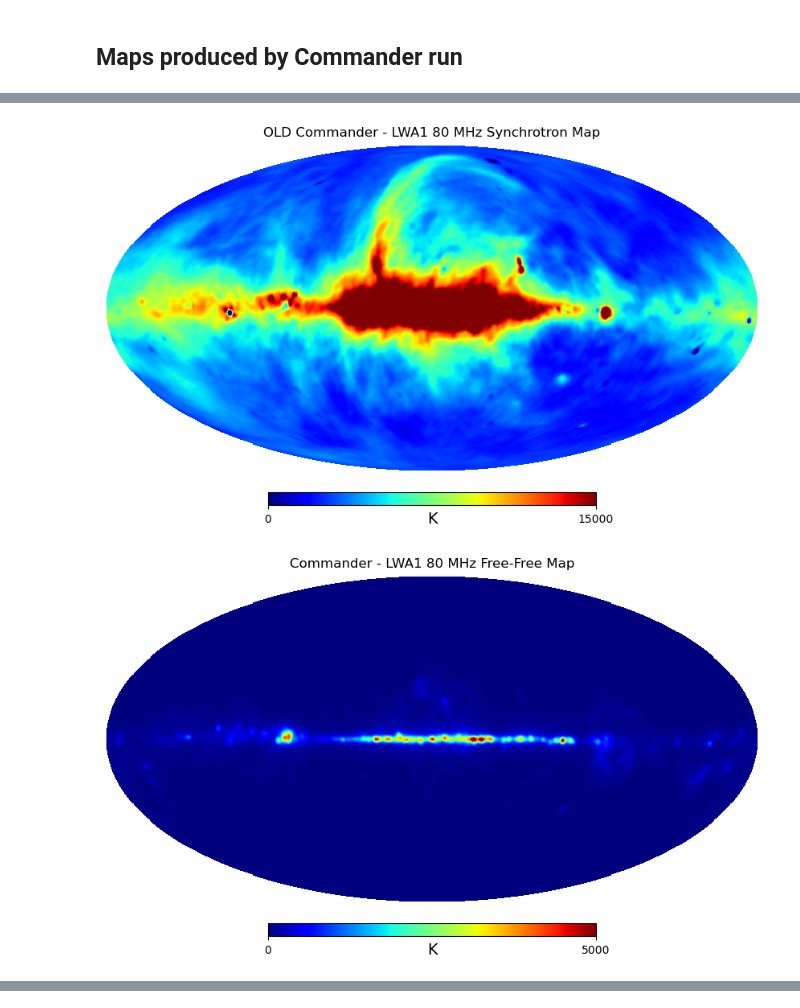
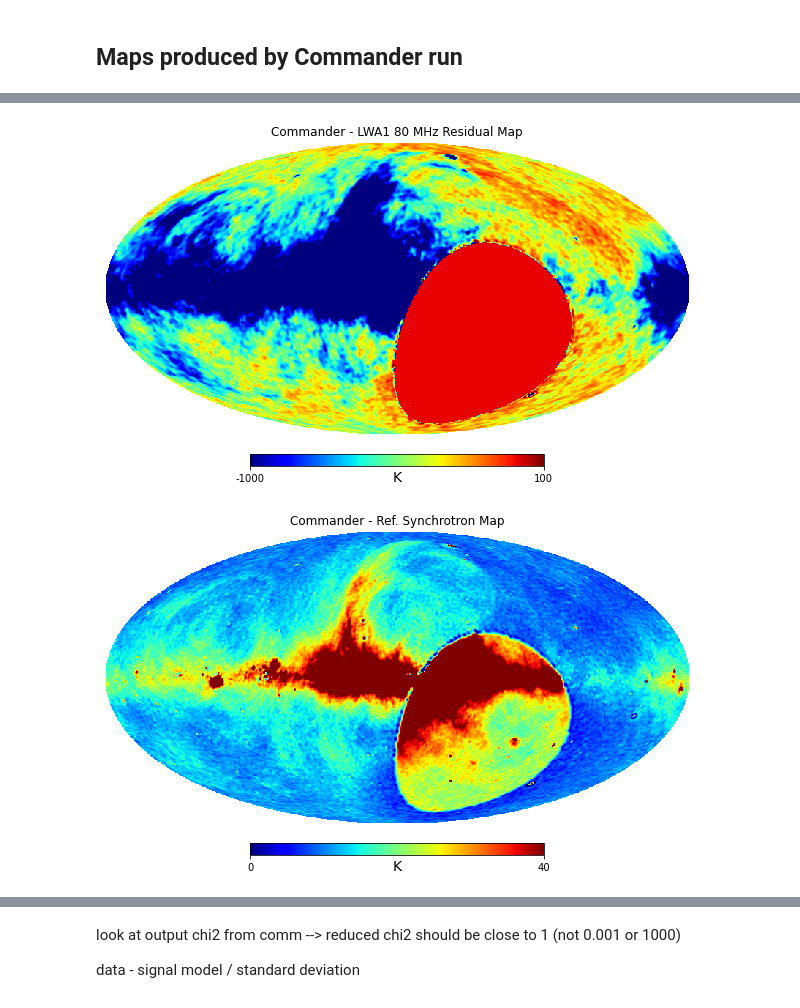
Before and after one commit to inthaider/cosmoglobe_synch_project, a Jupyter notebook: code/lwa1-map.ipynb, the cells around one changed output, grey strips where cells are left out. Cells and saved outputs as stored; diff of their text form; code cells hidden in the pictures.

```diff
--- a/code/lwa1-map.ipynb
+++ b/code/lwa1-map.ipynb
@@ -151,6 +204,6 @@ setting the output map dtype to [dtype('>f4')]
 # %%
 file_noise_C_lwa180 = "healpix-all-sky-rav-wsclean-err-80.fits"
-noise_C_lwa180 = hp.fitsfunc.read_map(file_noise_C_lwa180)
+noise_C_lwa180 = hp.fitsfunc.read_map(file_noise_C_lwa180, dtype=None)
 lwa1_80mhz_noisemap = change_coord(noise_C_lwa180, ['C', 'G'])
 
 ###############################
@@ -180,12 +233,13 @@ print("(2) no. of pixels <= 0:\n", (lwa1_80mhz_noisemap <= 0).sum()) # This is a
 #
 # if there are pixels <=0 (and there are quite a few!), we set them to 'nan' as:
 #
+print(lwa1_80mhz_noisemap[idx_badpix_noise])
 lwa1_80mhz_noisemap[idx_badpix_noise] = nan
 
 #
 # Now check again to see if there are any bad pixels left...
 #
-idx_badpix_noise = np.where(lwa1_80mhz_noisemap <= 0)[0]
+idx_badpix_noise = np.where(lwa1_80mhz_noisemap <= 2)[0]
 print("\nAFTER NAN-ing bad pixels:")
 print("(1) no. of pixels <= 0:\n", idx_badpix_noise.size)
 print("(2) no. of pixels <= 0:\n", (lwa1_80mhz_noisemap <= 0).sum()) # This is another way to check for pixels valued <=0
@@ -197,18 +251,29 @@ print("(2) no. of pixels <= 0:\n", (lwa1_80mhz_noisemap <= 0).sum()) # This is a
 idx_mask_noise = np.argwhere(np.isnan(lwa1_80mhz_noisemap))
 print("no. of nan pixels (to be masked):\n", idx_mask_noise.size)
 
+# print(lwa1_80mhz_noisemap[idx_badpix_noise])
+
 ###############################
 #
 # So far, there are ???
 #
 ###############################
 
+
+print(np.mean(np.delete(lwa1_80mhz_noisemap, idx_mask_noise)))
+print(np.mean(lwa1_80mhz_noisemap))
+
+# lwa1_80mhz_noisemap[:] = np.mean(np.delete(lwa1_80mhz_noisemap, idx_mask_noise))
+
+
+
 #
 # Display the noise map to check if it's okay
 #
 hp.mollview(lwa1_80mhz_noisemap, title="LWA1 80 MHz Noise Map", min=0.0, max=700, cmap='gist_heat', unit='K')
 # Save the map as a fits file with the right name etc.
-hp.fitsfunc.write_map("commander_inputs/lwa1_80mhz_noisemap.fits", lwa1_80mhz_noisemap, overwrite=True)
+
+hp.fitsfunc.write_map("commander_inputs/lwa1_80mhz_noisemap.fits", lwa1_80mhz_noisemap, overwrite=True, dtype=None)
 
 #
 # Create PERCENT-NOISE map from the noise map
@@ -226,7 +291,6 @@ plt.savefig('map-images/lwa1_80mhz_noisemap.png')
 plt.savefig('map-images/percentnoise_lwa180.png')
 
 
-
 # print(lwa1_80mhz_noisemap.min())
 # %% [output]
 BEFORE NAN-ing bad-pixels:
@@ -339,47 +430,35 @@ print(date)
 # %%
-file_comm_synch_lwa180_old = "commander_outputs/commander5/synch_80MHz-LWA1_c0001_k000005.fits" # what is the difference between this and just synch
-file_comm_synch_lwa180 = "commander_outputs/221027-commout/synch_80MHz-LWA1_c0001_k000010.fits" # what is the difference between this and just synch
-
-file_comm_res_lwa180_old = "commander_outputs/commander5/res_80MHz-LWA1_c0001_k000005.fits" # residual map... but residual between what and what?
-file_comm_res_lwa180 = "commander_outputs/221027-commout/res_80MHz-LWA1_c0001_k000010.fits" # residual map... but residual between what and what?
-
-file_comm_synch_old = "commander_outputs/commander5/synch_c0001_k000005.fits"
-file_comm_synch = "commander_outputs/221027-commout/synch_c0001_k000010.fits"
-
-file_comm_ff_old = "commander_outputs/commander5/ff_80MHz-LWA1_c0001_k000005.fits" # free-free emission map
-file_comm_ff = "commander_outputs/221027-commout/ff_80MHz-LWA1_c0001_k000010.fits" # free-free emission map
-
-synch_80MHz_LWA1_comm_old = hp.fitsfunc.read_map(file_comm_synch_lwa180_old)
-res_80MHz_LWA1_comm_old = hp.fitsfunc.read_map(file_comm_res_lwa180_old)
-synch_comm_old = hp.fitsfunc.read_map(file_comm_synch_old)
-ff_80MHz_LWA1_comm_old = hp.fitsfunc.read_map(file_comm_ff_old)
+# synch_80MHz_LWA1_comm_old = hp.fitsfunc.read_map(file_comm_synch_lwa180_old)
+# res_80MHz_LWA1_comm_old = hp.fitsfunc.read_map(file_comm_res_lwa180_old)
+# synch_comm_old = hp.fitsfunc.read_map(file_comm_synch_old)
+# ff_80MHz_LWA1_comm_old = hp.fitsfunc.read_map(file_comm_ff_old)
 
 synch_80MHz_LWA1_comm = hp.fitsfunc.read_map(file_comm_synch_lwa180)
 res_80MHz_LWA1_comm = hp.fitsfunc.read_map(file_comm_res_lwa180)
 synch_comm = hp.fitsfunc.read_map(file_comm_synch)
 ff_80MHz_LWA1_comm = hp.fitsfunc.read_map(file_comm_ff)
 
-
 date = now.strftime("%y%m%d")
 filename = 'temp_{date}'.format(date=date)
 
-hp.mollview(synch_80MHz_LWA1_comm, title="Commander - LWA1 80 MHz Synchrotron Map", min=0.0, max=15000.0, cmap='jet', unit='K')
-plt.savefig('map-images/{date}-synch_80MHz_LWA1_comm.png'.format(date=date))
-hp.mollview(synch_80MHz_LWA1_comm_old, title="OLD Commander - LWA1 80 MHz Synchrotron Map", min=0.0, max=15000.0, cmap='jet', unit='K')
+hp.mollview(synch_80MHz_LWA1_comm, title="Commander - LWA1 80 MHz Synchrotron Map", min=0.0, max=10000.0, cmap='jet', unit='K')
+# hp.mollview(res_80MHz_LWA1_comm/1000, title="Commander - LWA1 80 MHz Residual Map", cmap='jet', unit='kK')
+plt.savefig(f'map-images/{date}-'+run_str+'-synch_80lwa1-comm.png')
 
-hp.mollview(ff_80MHz_LWA1_comm, title="Commander - LWA1 80 MHz Free-Free Map", min=0.0, max=5000.0, cmap='jet', unit='K')
-plt.savefig('map-images/{date}-ff_80MHz_LWA1_comm.png'.format(date=date))
-hp.mollview(ff_80MHz_LWA1_comm_old, title="OLD Commander - LWA1 80 MHz Free-Free Map", min=0.0, max=5000.0, cmap='jet', unit='K')
+hp.mollview(res_80MHz_LWA1_comm, title="Commander - LWA1 80 MHz Residual Map", cmap='jet', min=-1000, max=100, unit='K')
+plt.savefig(f'map-images/{date}-'+run_str+'-res_80lwa1-comm.png')
 
-# hp.mollview(res_80MHz_LWA1_comm/1000, title="Commander - LWA1 80 MHz Residual Map", cmap='jet', unit='kK')
-hp.mollview(res_80MHz_LWA1_comm, title="Commander - LWA1 80 MHz Residual Map", cmap='jet', min=-5000, max=5000, unit='K')
-plt.savefig('map-images/{date}-res_80MHz_LWA1_comm.png'.format(date=date))
-hp.mollview(res_80MHz_LWA1_comm_old, title="OLD Commander - LWA1 80 MHz Residual Map", cmap='jet', min=-5000, max=5000, unit='K')
+hp.mollview(synch_comm/(10**6), title="Commander - Ref. Synchrotron Map", min=0.0, max=40.0, cmap='jet', unit='K')
+plt.savefig(f'map-images/{date}-'+run_str+'-synch_comm.png')
 
-hp.mollview(synch_comm/(10**6), title="Commander - Ref. Synchrotron Map", min=0.0, max=100.0, cmap='jet', unit='K')
-plt.savefig('map-images/{date}-synch_comm.png'.format(date=date))
-hp.mollview(synch_comm_old/(10**6), title="OLD Commander - Ref. Synchrotron Map", min=0.0, max=100.0, cmap='jet', unit='K')
+hp.mollview(ff_80MHz_LWA1_comm, title="Commander - LWA1 80 MHz Free-Free Map", min=0.0, max=500.0, cmap='jet', unit='K')
+plt.savefig(f'map-images/{date}-'+run_str+'-ff_80lwa1-comm.png')
 
+
+# hp.mollview(synch_80MHz_LWA1_comm_old, title="OLD Commander - LWA1 80 MHz Synchrotron Map", min=0.0, max=15000.0, cmap='jet', unit='K')
+# hp.mollview(res_80MHz_LWA1_comm_old, title="OLD Commander - LWA1 80 MHz Residual Map", cmap='jet', min=-5000, max=5000, unit='K')
+# hp.mollview(synch_comm_old/(10**6), title="OLD Commander - Ref. Synchrotron Map", min=0.0, max=100.0, cmap='jet', unit='K')
+# hp.mollview(ff_80MHz_LWA1_comm_old, title="OLD Commander - LWA1 80 MHz Free-Free Map", min=0.0, max=5000.0, cmap='jet', unit='K')
 
 # hp.mollview(map_lwa180/1000, min=0.9, max=4.5, coord=['C', 'G'], cmap='gist_heat')
 # hp.mollview(map_lwa180, coord=['C', 'G'])
@@ -389,2 +468,2 @@ hp.mollview(synch_comm_old/(10**6), title="OLD Commander - Ref. Synchrotron Map"
-[figure, old version]
+[figure, new version]
-[figure, old version]
+[figure, new version]
@@ -402,3 +477,7 @@ hp.mollview(synch_comm_old/(10**6), title="OLD Commander - Ref. Synchrotron Map"
 # # hp.mollview(map_lwa180/1000, min=0.9, max=4.5, coord=['C', 'G'], cmap='gist_heat')
 # # hp.mollview(map_lwa180, coord=['C', 'G'])
 # # hp.mollview(map_lwa180,  coord=['C', 'G'], norm="hist")
+# %% [markdown]
+look at output chi2 from comm --> reduced chi2 should be close to 1 (not 0.001 or 1000)
+
+data - signal model / standard deviation
```
Also changed, not shown: parts of 16 cells of this notebook, 10 other files.
